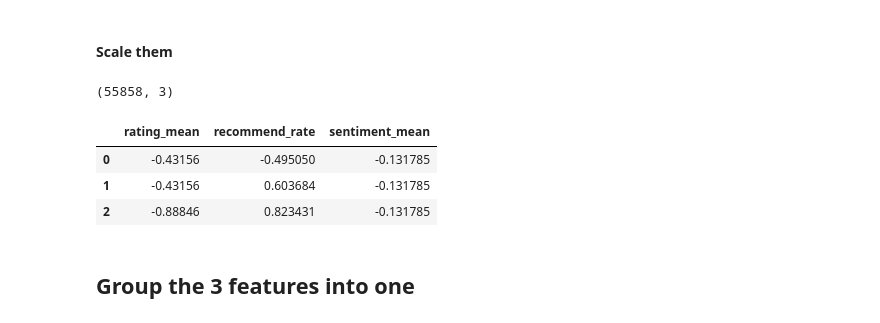
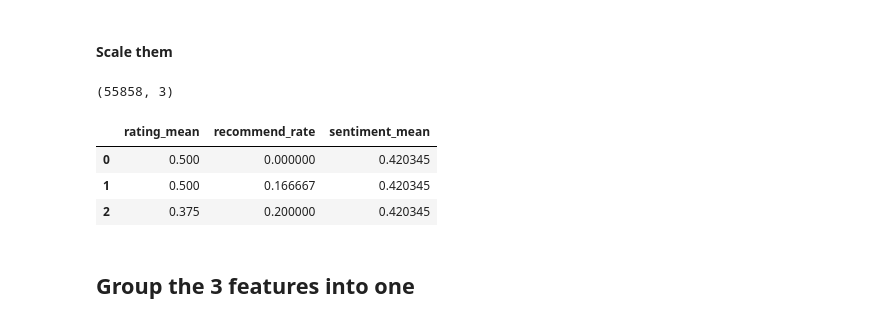
Before and after one commit to jordi-zaragoza/Climbing-Route-Recommender, a Jupyter notebook: src/3.routes_rating.ipynb, the cells around one changed output. Cells and saved outputs as stored; diff of their text form; code cells hidden in the pictures.

```diff
--- a/src/3.routes_rating.ipynb
+++ b/src/3.routes_rating.ipynb
@@ -97,21 +94,21 @@ routes_rate.recommend_rate.hist()
  #### Scale them
 # %%
 X = routes_rate.copy()
-scaler = StandardScaler()
+scaler = MinMaxScaler()
 scaler.fit(X)
 X_scaled = scaler.transform(X)
 filename = "../transformer/scaler_rating.pickle" # Path with filename
 with open(filename, "wb") as file:
         pickle.dump(scaler,file)
 X_scaled_df = pd.DataFrame(X_scaled, columns = X.columns)
 print(X_scaled_df.shape)
 display(X_scaled_df.head(3))
 # %% [output]
 (55858, 3)
 |  | rating_mean | recommend_rate | sentiment_mean |
-| 0 | -0.43156 | -0.495050 | -0.131785 |
-| 1 | -0.43156 | 0.603684 | -0.131785 |
-| 2 | -0.88846 | 0.823431 | -0.131785 |
+| 0 | 0.500 | 0.000000 | 0.420345 |
+| 1 | 0.500 | 0.166667 | 0.420345 |
+| 2 | 0.375 | 0.200000 | 0.420345 |
 # %% [markdown]
 ## Group the 3 features into one
 # %% [markdown]
```
Also changed, not shown: parts of 12 cells of this notebook, 28 other files.
